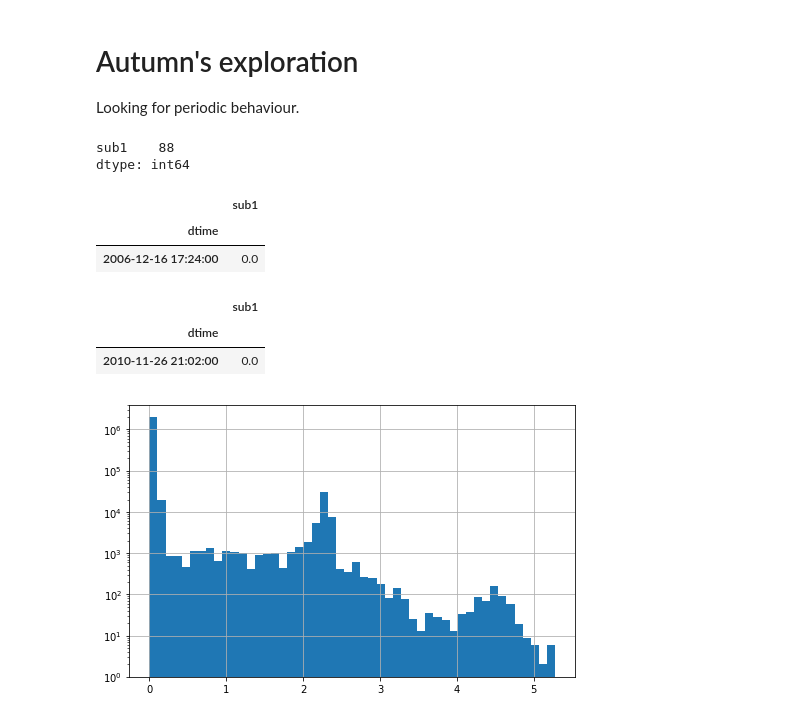
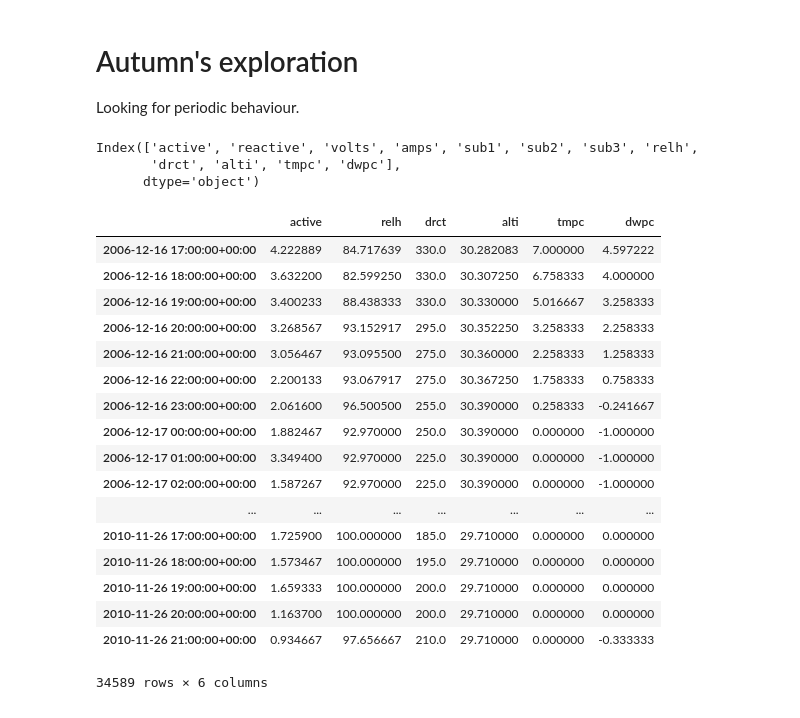
Before and after one commit to dsjstc/EnergyPrj, a Jupyter notebook: AjuExplore.ipynb, the cells around one changed output. Cells and saved outputs as stored; diff of their text form; code cells hidden in the pictures.

```diff
--- a/AjuExplore.ipynb
+++ b/AjuExplore.ipynb
@@ -12,27 +12,49 @@ import matplotlib.pyplot as plt
 from IPython.display import display, Markdown, Latex
 # %%
 # Import dataset from df.pickle
-all = pd.read_pickle("alldata_clean.pickle")
-df = all[['sub1']]
-df.nunique()
+nrg = pd.read_pickle('alldata_clean.pickle')
+wx = pd.read_pickle('allwxdata.pickle')
+df = pd.merge(nrg,wx,how='outer',left_index=True,right_index=True)
-# %% [output]
-sub1    88
-dtype: int64
-# %%
-display(df.head(1))
-display(df.tail(1))
-# %% [output]
-|  | sub1 |
-| dtime |  |
-| 2006-12-16 17:24:00 | 0.0 |
-|  | sub1 |
-| dtime |  |
-| 2010-11-26 21:02:00 | 0.0 |
-# %%
-fig = plt.figure(figsize=(8,5))
-ax = fig.add_subplot(111)
-df.sub1.hist(bins=50,ax=ax)
-ax.set_yscale('log')
-plt.show()
-# %% [output]
-[figure, removed]
+# %%
+# Interpolate weather
+df.relh.interpolate(inplace=True)
+df.tmpc.interpolate(inplace=True)
+df.alti.interpolate(inplace=True)
+df.dwpc.interpolate(inplace=True)
+df.drct.fillna(method='ffill',inplace=True) # Avoids having to deal with wind crossing north (360->0)
+#pd.options.display.max_rows = 2000
+
+# Delete pre-energy rows
+df = df[~df.active.isnull()]
+all = df # Store for later
+# %%
+df.columns
+# %% [output]
+Index(['active', 'reactive', 'volts', 'amps', 'sub1', 'sub2', 'sub3', 'relh',
+       'drct', 'alti', 'tmpc', 'dwpc'],
+      dtype='object')
+# %%
+ecols = ['active', 'sub1', 'sub2', 'sub3', 'house']
+wxcols = ['relh','drct','alti','tmpc','dwpc']
+df = df[['active']+wxcols].resample('1h').mean()
+
+# Todo: scatter
+# %% [output]
+|  | active | relh | drct | alti | tmpc | dwpc |
+| 2006-12-16 17:00:00+00:00 | 4.222889 | 84.717639 | 330.0 | 30.282083 | 7.000000 | 4.597222 |
+| 2006-12-16 18:00:00+00:00 | 3.632200 | 82.599250 | 330.0 | 30.307250 | 6.758333 | 4.000000 |
+| 2006-12-16 19:00:00+00:00 | 3.400233 | 88.438333 | 330.0 | 30.330000 | 5.016667 | 3.258333 |
+| 2006-12-16 20:00:00+00:00 | 3.268567 | 93.152917 | 295.0 | 30.352250 | 3.258333 | 2.258333 |
+| 2006-12-16 21:00:00+00:00 | 3.056467 | 93.095500 | 275.0 | 30.360000 | 2.258333 | 1.258333 |
+| 2006-12-16 22:00:00+00:00 | 2.200133 | 93.067917 | 275.0 | 30.367250 | 1.758333 | 0.758333 |
+| 2006-12-16 23:00:00+00:00 | 2.061600 | 96.500500 | 255.0 | 30.390000 | 0.258333 | -0.241667 |
+| 2006-12-17 00:00:00+00:00 | 1.882467 | 92.970000 | 250.0 | 30.390000 | 0.000000 | -1.000000 |
+| 2006-12-17 01:00:00+00:00 | 3.349400 | 92.970000 | 225.0 | 30.390000 | 0.000000 | -1.000000 |
+| 2006-12-17 02:00:00+00:00 | 1.587267 | 92.970000 | 225.0 | 30.390000 | 0.000000 | -1.000000 |
+| ... | ... | ... | ... | ... | ... | ... |
+| 2010-11-26 17:00:00+00:00 | 1.725900 | 100.000000 | 185.0 | 29.710000 | 0.000000 | 0.000000 |
+| 2010-11-26 18:00:00+00:00 | 1.573467 | 100.000000 | 195.0 | 29.710000 | 0.000000 | 0.000000 |
+| 2010-11-26 19:00:00+00:00 | 1.659333 | 100.000000 | 200.0 | 29.710000 | 0.000000 | 0.000000 |
+| 2010-11-26 20:00:00+00:00 | 1.163700 | 100.000000 | 200.0 | 29.710000 | 0.000000 | 0.000000 |
+| 2010-11-26 21:00:00+00:00 | 0.934667 | 97.656667 | 210.0 | 29.710000 | 0.000000 | -0.333333 |
+34589 rows × 6 columns
```
Also changed, not shown: parts of 2 cells of this notebook, 2 other files.
